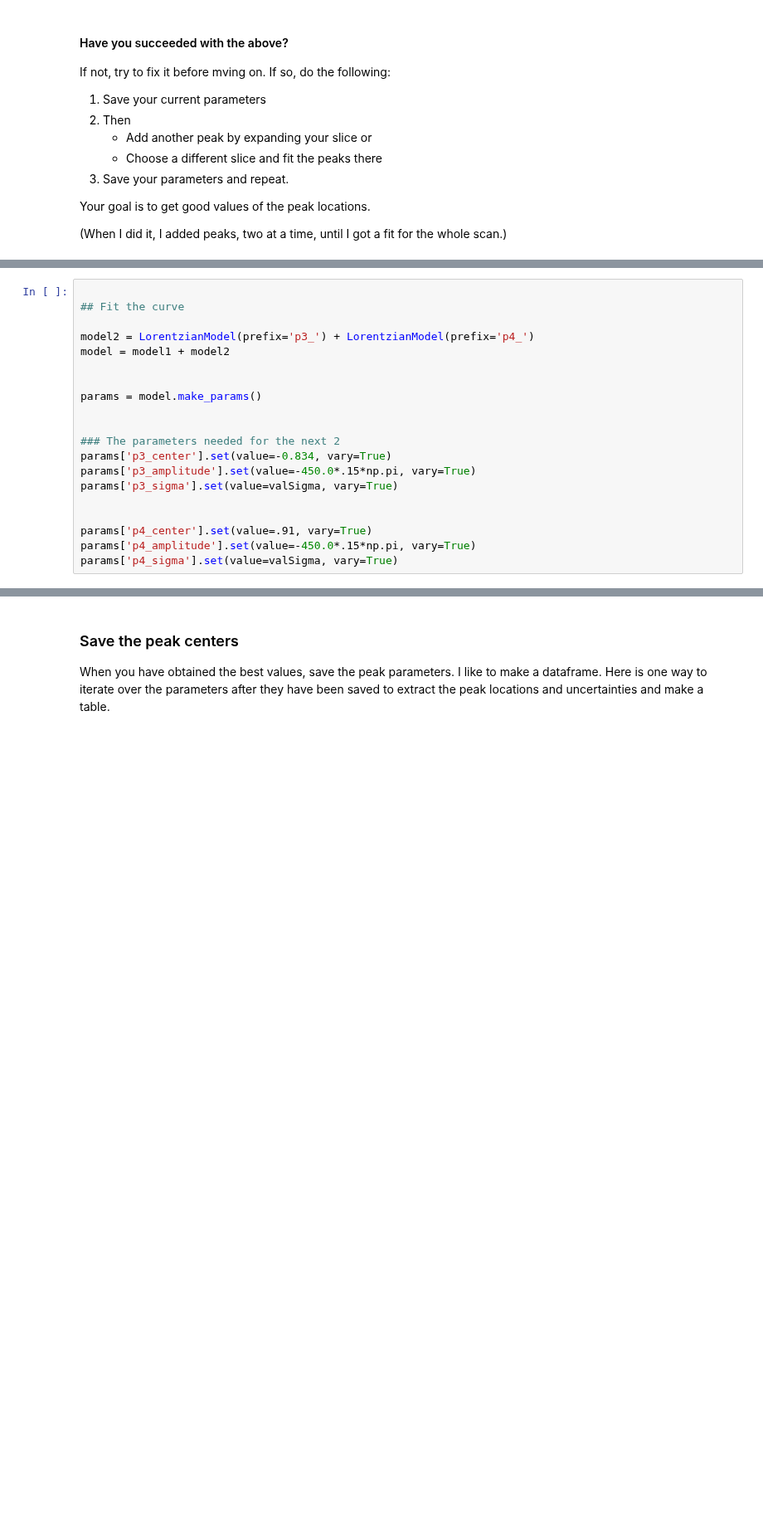
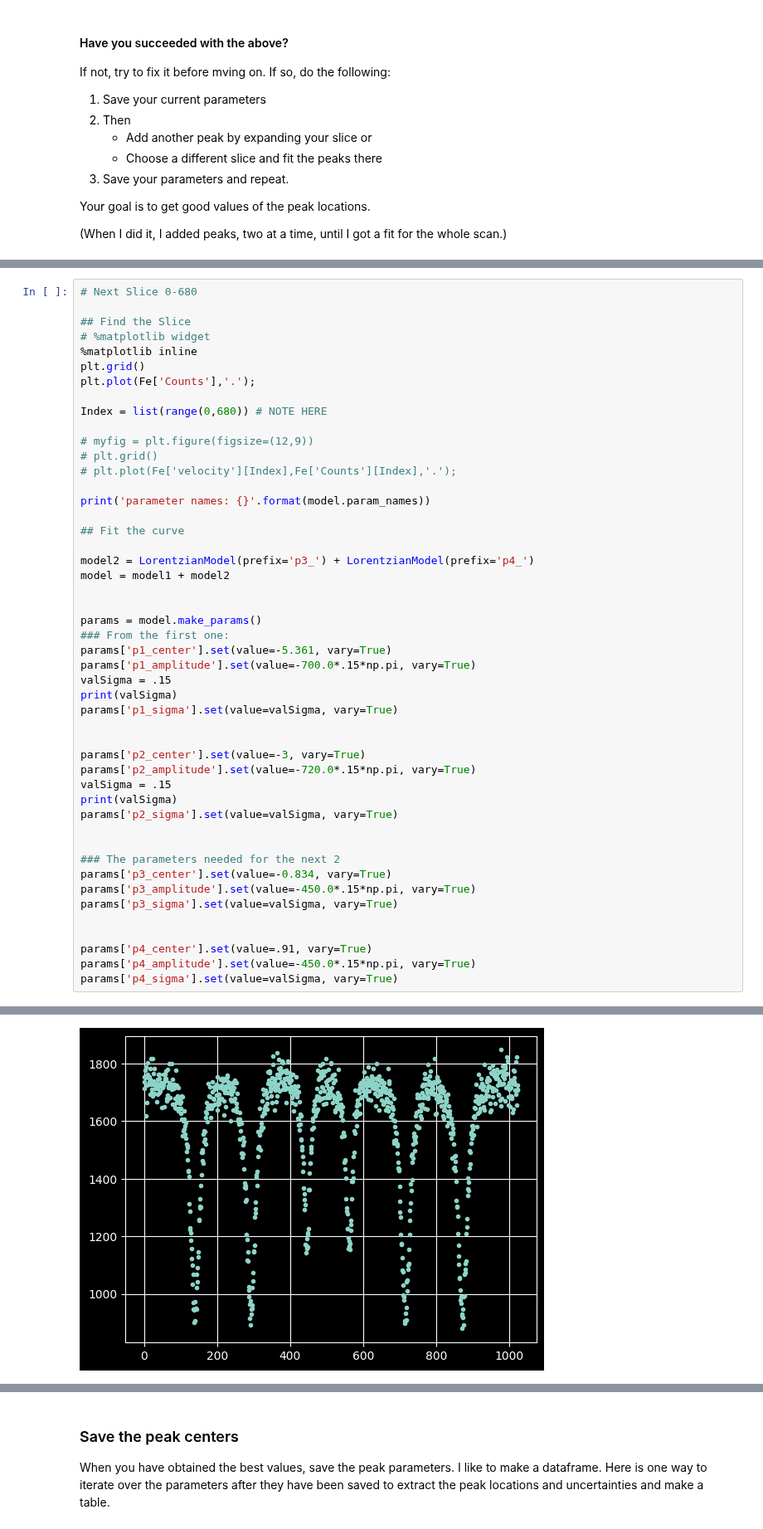
Before and after one commit to nattitanic/phys431, a Jupyter notebook: mossbauer-spectroscopy-main/Mossbauer Full Analysis (Template).ipynb, the cells around one changed output, grey strips where cells are left out. Shown at 83% size. Drawn from its saved outputs; the diff is of its cells as text; blank space fills up the shorter version.

```diff
--- a/mossbauer-spectroscopy-main/Mossbauer Full Analysis (Template).ipynb
+++ b/mossbauer-spectroscopy-main/Mossbauer Full Analysis (Template).ipynb
@@ -276,4 +253,19 @@ parameter names: ['a', 'b', 'c', 'p1_amplitude', 'p1_center', 'p1_sigma', 'p2_am
 # %%
+# Next Slice 0-680
+
+## Find the Slice
+# %matplotlib widget
+%matplotlib inline
+plt.grid()
+plt.plot(Fe['Counts'],'.');
+
+Index = list(range(0,680)) # NOTE HERE
+
+# myfig = plt.figure(figsize=(12,9))
+# plt.grid()
+# plt.plot(Fe['velocity'][Index],Fe['Counts'][Index],'.');
+
+print('parameter names: {}'.format(model.param_names))
 
 ## Fit the curve
 
@@ -282,6 +274,19 @@ model = model1 + model2
 
 
 params = model.make_params()
+### From the first one:
+params['p1_center'].set(value=-5.361, vary=True)
+params['p1_amplitude'].set(value=-700.0*.15*np.pi, vary=True)
+valSigma = .15
+print(valSigma)
+params['p1_sigma'].set(value=valSigma, vary=True)
+
+
+params['p2_center'].set(value=-3, vary=True)
+params['p2_amplitude'].set(value=-720.0*.15*np.pi, vary=True)
+valSigma = .15
+print(valSigma)
+params['p2_sigma'].set(value=valSigma, vary=True)
 
 
 ### The parameters needed for the next 2
@@ -298,3 +305,4 @@ params['p4_sigma'].set(value=valSigma, vary=True)
+[figure, added]
 # %%
 ## Eventually the fitting:
 model_fit = model.fit(Fe['Counts'][Index], params, x=Fe['velocity'], weights=1/np.sqrt(Fe['Counts'][Index]))
```
Also changed, not shown: parts of 25 cells of this notebook.
